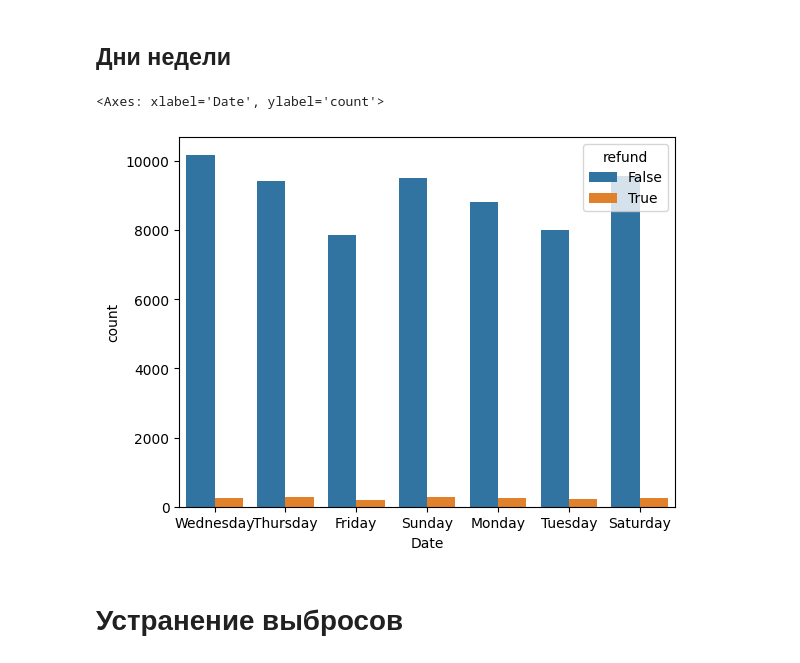
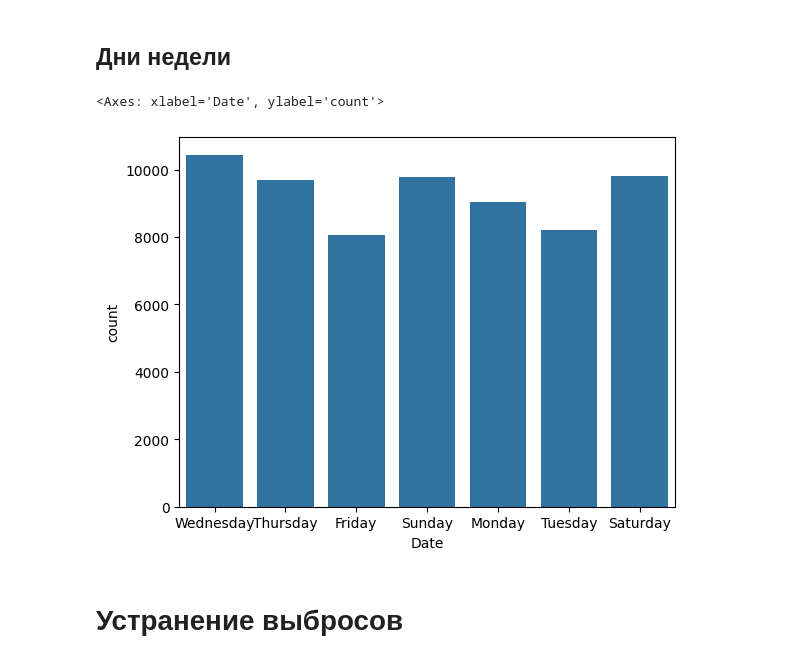
Before and after one commit to PigStep/ML-Delivery-Refund-Research, a Jupyter notebook: notebook/notebook.ipynb, the cells around one changed output. Drawn from its saved outputs; the diff is of its cells as text; code cells hidden in the pictures.

```diff
--- a/notebook/notebook.ipynb
+++ b/notebook/notebook.ipynb
@@ -323,10 +323,10 @@ sns.kdeplot(delivery_data,x="tip")
 # %% [markdown]
 ## Дни недели
 # %%
-sns.countplot(delivery_data,x="Date", hue="refund")
+sns.countplot(delivery_data,x="Date")
 # %% [output]
 <Axes: xlabel='Date', ylabel='count'>
-[figure, old version]
+[figure, new version]
 # %% [markdown]
 # Устранение выбросов
 # %% [markdown]
```
Also changed, not shown: parts of 10 cells of this notebook.
